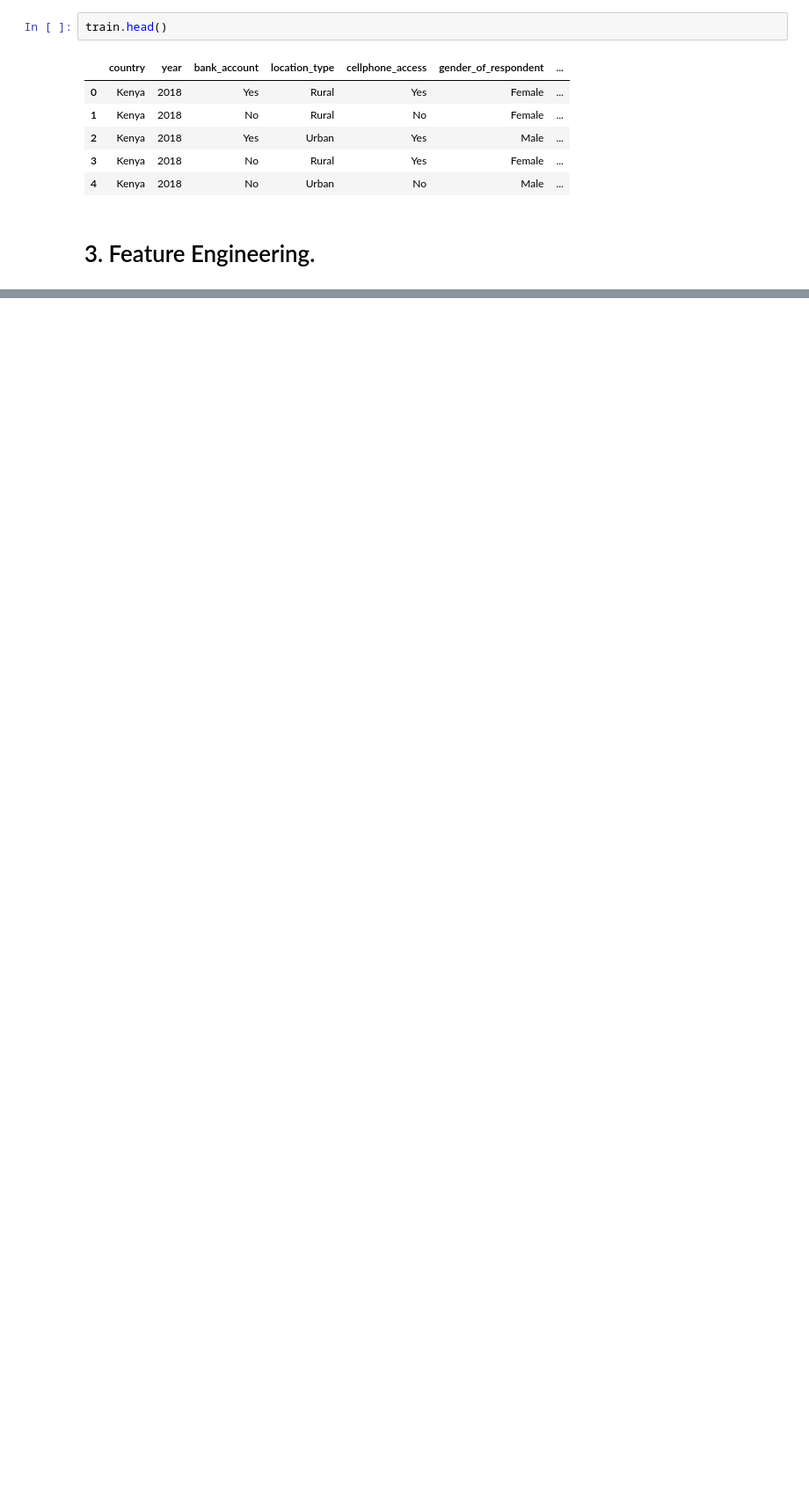
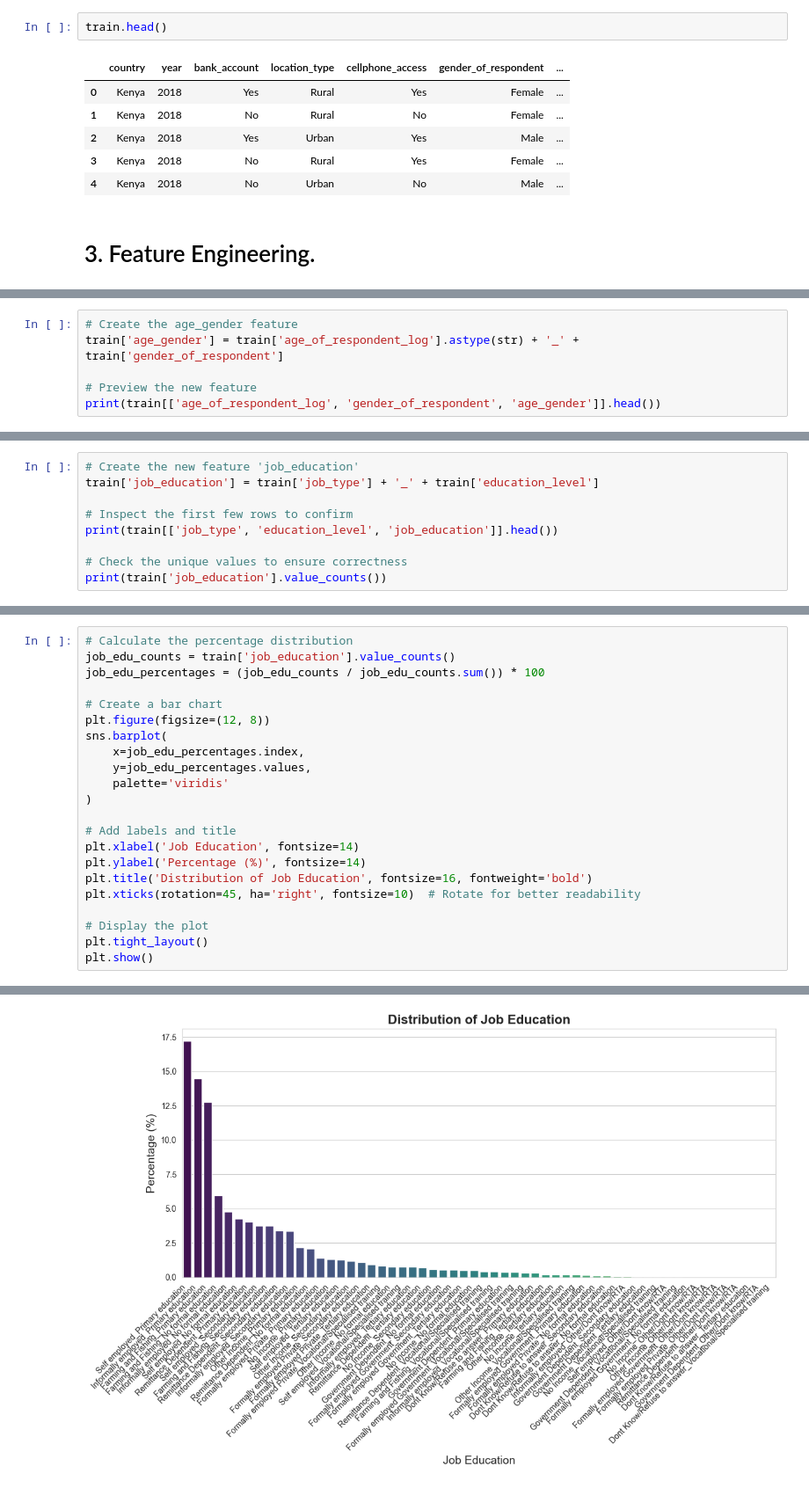
Before and after one commit to KamauGilbert/financial_inclusion_in_africa, a Jupyter notebook: financial_inclusion.ipynb, the cells around one changed output, grey strips where cells are left out. Shown at 88% size. Cells and saved outputs as stored; diff of their text form; blank space fills up the shorter version.

```diff
--- a/financial_inclusion.ipynb
+++ b/financial_inclusion.ipynb
@@ -1312,0 +1400,6 @@ Feature engineering is the process of transforming raw data into meaningful inpu
+# %%
+# Create the age_gender feature
+train['age_gender'] = train['age_of_respondent_log'].astype(str) + '_' + train['gender_of_respondent']
+
+# Preview the new feature
+print(train[['age_of_respondent_log', 'gender_of_respondent', 'age_gender']].head())
@@ -1312,0 +1446,9 @@ Feature engineering is the process of transforming raw data into meaningful inpu
+# %%
+# Create the new feature 'job_education'
+train['job_education'] = train['job_type'] + '_' + train['education_level']
+
+# Inspect the first few rows to confirm
+print(train[['job_type', 'education_level', 'job_education']].head())
+
+# Check the unique values to ensure correctness
+print(train['job_education'].value_counts())
@@ -1312,0 +1473,23 @@ Feature engineering is the process of transforming raw data into meaningful inpu
+# %%
+# Calculate the percentage distribution
+job_edu_counts = train['job_education'].value_counts()
+job_edu_percentages = (job_edu_counts / job_edu_counts.sum()) * 100
+
+# Create a bar chart
+plt.figure(figsize=(12, 8))
+sns.barplot(
+    x=job_edu_percentages.index,
+    y=job_edu_percentages.values,
+    palette='viridis'
+)
+
+# Add labels and title
+plt.xlabel('Job Education', fontsize=14)
+plt.ylabel('Percentage (%)', fontsize=14)
+plt.title('Distribution of Job Education', fontsize=16, fontweight='bold')
+plt.xticks(rotation=45, ha='right', fontsize=10)  # Rotate for better readability
+
+# Display the plot
+plt.tight_layout()
+plt.show()
+# %% [output]
@@ -1312,0 +1499 @@ Feature engineering is the process of transforming raw data into meaningful inpu
+[figure, added]
```
Also changed, not shown: parts of 18 cells of this notebook.
